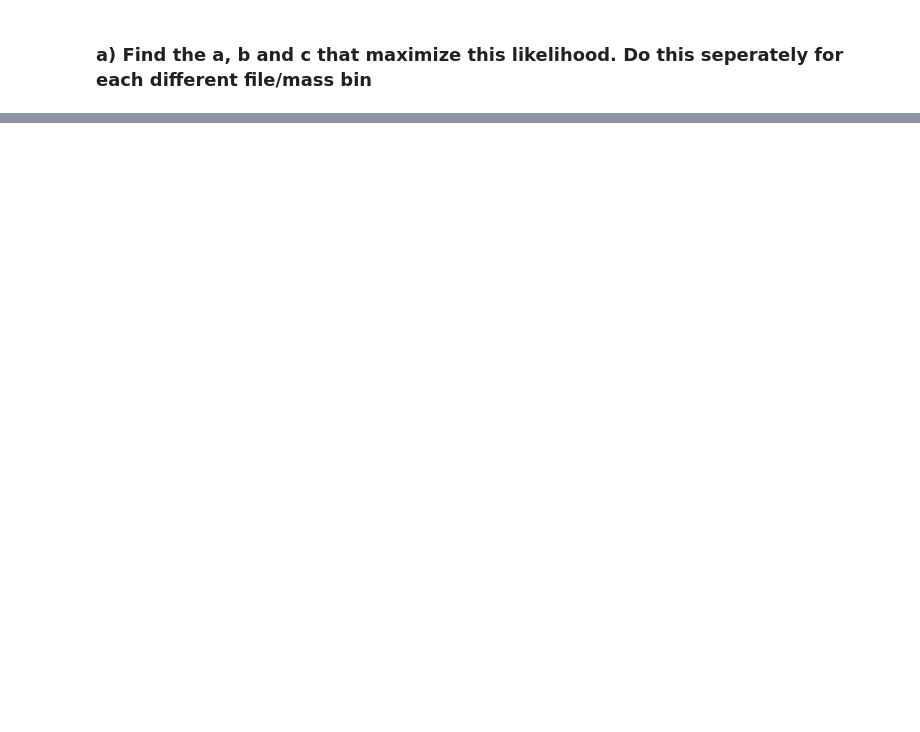
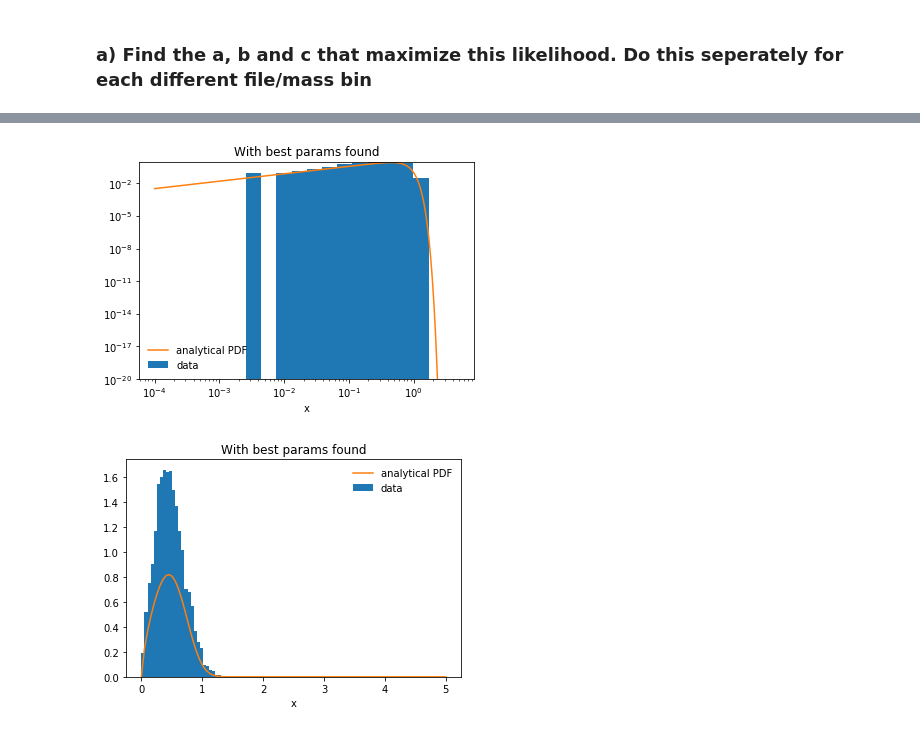
Before and after one commit to ErikOsinga/numerical_recipies, a Jupyter notebook: assignment1/assignment1_osinga.ipynb, the cells around one changed output, grey strips where cells are left out. Saved outputs shown, nothing was run; the diff lists cells and outputs as text; code cells hidden in the pictures; blank space fills up the shorter version.

```diff
--- a/assignment1/assignment1_osinga.ipynb
+++ b/assignment1/assignment1_osinga.ipynb
@@ -1347,0 +1478,34 @@ print (a,b,c)
+# %%
+# Plotting the solution
+all_x = np.linspace(1e-4,5,100)
+all_x_log = np.logspace(np.log10(1e-4),np.log10(5),21)
+
+a,b,c = best
+
+plt.title("With best params found")
+# Analytical function
+plt.plot(all_x, pdfRadii(all_x),label='analytical PDF',c='C1') # plot N(x)=n(x)*4pi*x^2
+
+plt.hist(all_satellites,density=True, bins=all_x_log, label='data')
+
+plt.legend(frameon=False)
+plt.xlabel('x')
+plt.yscale('log')
+plt.xscale('log')
+plt.ylim(1e-20,1e-0)
+plt.show()
+
+# Analytical function
+plt.title("With best params found")
+plt.plot(all_x, pdfRadii(all_x),label='analytical PDF',c='C1') # plot N(x)=n(x)*4pi*x^2
+
+plt.hist(all_satellites,density=True, bins=all_x, label='data')
+
+plt.legend(frameon=False)
+plt.xlabel('x')
+# plt.yscale('log')
+# plt.xscale('log')
+plt.show()
+# %% [output]
+[figure, added]
+[figure, added]
```
Also changed, not shown: parts of 9 cells of this notebook, 21 other files.
